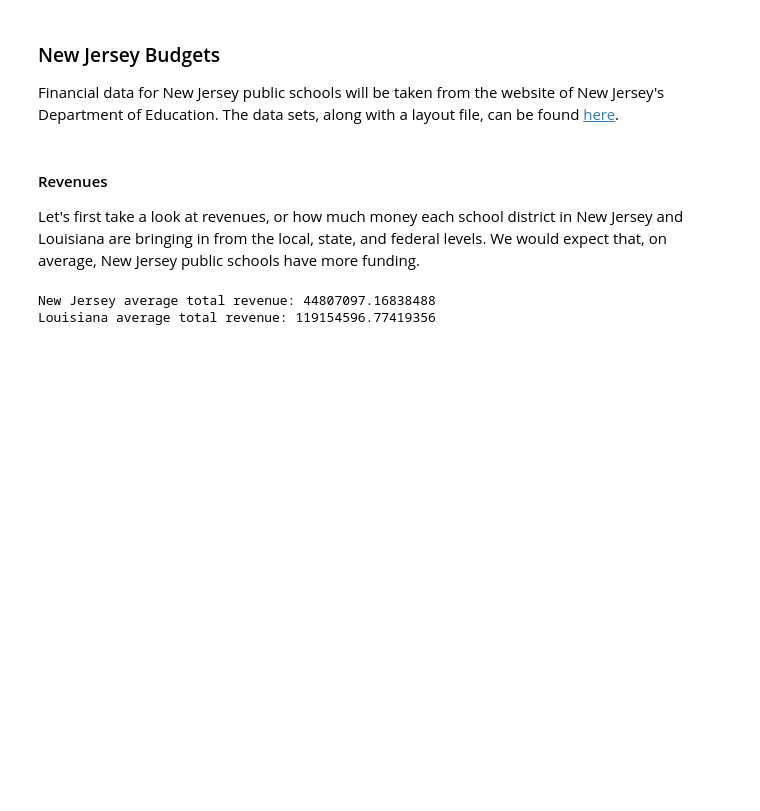
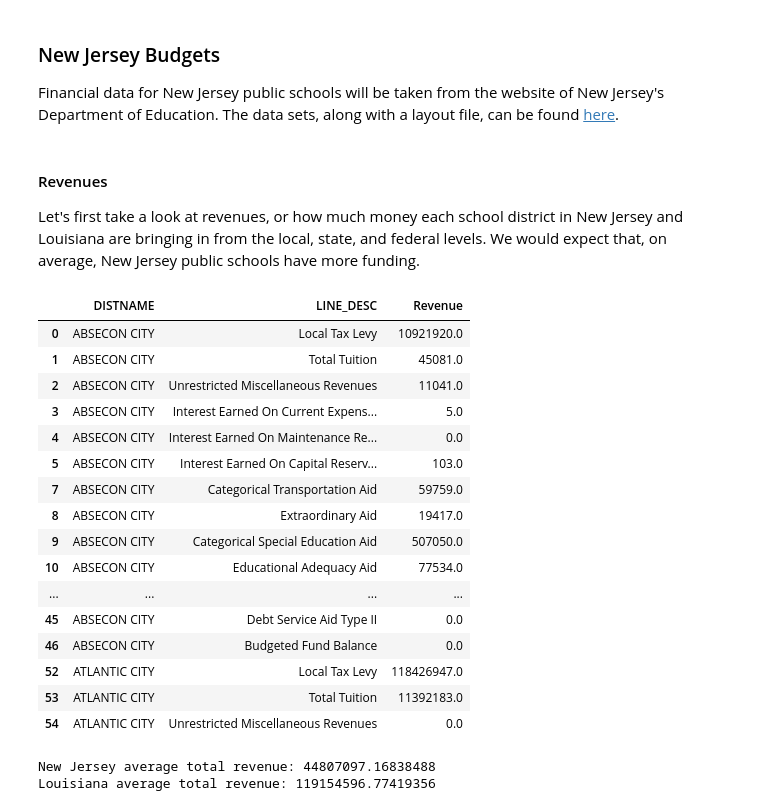
Before and after one commit to NickOuellet/NickOuellet.github.io, a Jupyter notebook: Final_Tutorial.ipynb, the cells around one changed output. Saved outputs shown, nothing was run; the diff lists cells and outputs as text; code cells hidden in the pictures; blank space fills up the shorter version.

Commit message:
Renamed revenue/enrollment

```diff
--- a/Final_Tutorial.ipynb
+++ b/Final_Tutorial.ipynb
@@ -238,4 +238,26 @@ We would expect that, on average, New Jersey public schools have more funding.
 # %%
 nj_rev_df = pd.read_csv(r'nj_rev.csv')
 nj_rev_df = nj_rev_df[pd.notna(nj_rev_df["ACCOUNT"])] # Remove subtotal observations
+nj_rev_df = nj_rev_df.drop(columns=["COUNTY_ID", "CONAME", "DISTRICT_ID", "LINE_NO", "ACCOUNT", "AMOUNT_2", "AMOUNT_3"])
+nj_rev_df = nj_rev_df.rename(columns={"AMOUNT_1": "Revenue"})
+# %%
+nj_rev_df[:40]
+# %% [output]
+|  | DISTNAME | LINE_DESC | Revenue |
+| 0 | ABSECON CITY | Local Tax Levy | 10921920.0 |
+| 1 | ABSECON CITY | Total Tuition | 45081.0 |
+| 2 | ABSECON CITY | Unrestricted Miscellaneous Revenues | 11041.0 |
+| 3 | ABSECON CITY | Interest Earned On Current Expens... | 5.0 |
+| 4 | ABSECON CITY | Interest Earned On Maintenance Re... | 0.0 |
+| 5 | ABSECON CITY | Interest Earned On Capital Reserv... | 103.0 |
+| 7 | ABSECON CITY | Categorical Transportation Aid | 59759.0 |
+| 8 | ABSECON CITY | Extraordinary Aid | 19417.0 |
+| 9 | ABSECON CITY | Categorical Special Education Aid | 507050.0 |
+| 10 | ABSECON CITY | Educational Adequacy Aid | 77534.0 |
+| ... | ... | ... | ... |
+| 45 | ABSECON CITY | Debt Service Aid Type II | 0.0 |
+| 46 | ABSECON CITY | Budgeted Fund Balance | 0.0 |
+| 52 | ATLANTIC CITY | Local Tax Levy | 118426947.0 |
+| 53 | ATLANTIC CITY | Total Tuition | 11392183.0 |
+| 54 | ATLANTIC CITY | Unrestricted Miscellaneous Revenues | 0.0 |
 # %%
```
Also changed, not shown: parts of 6 cells of this notebook.
